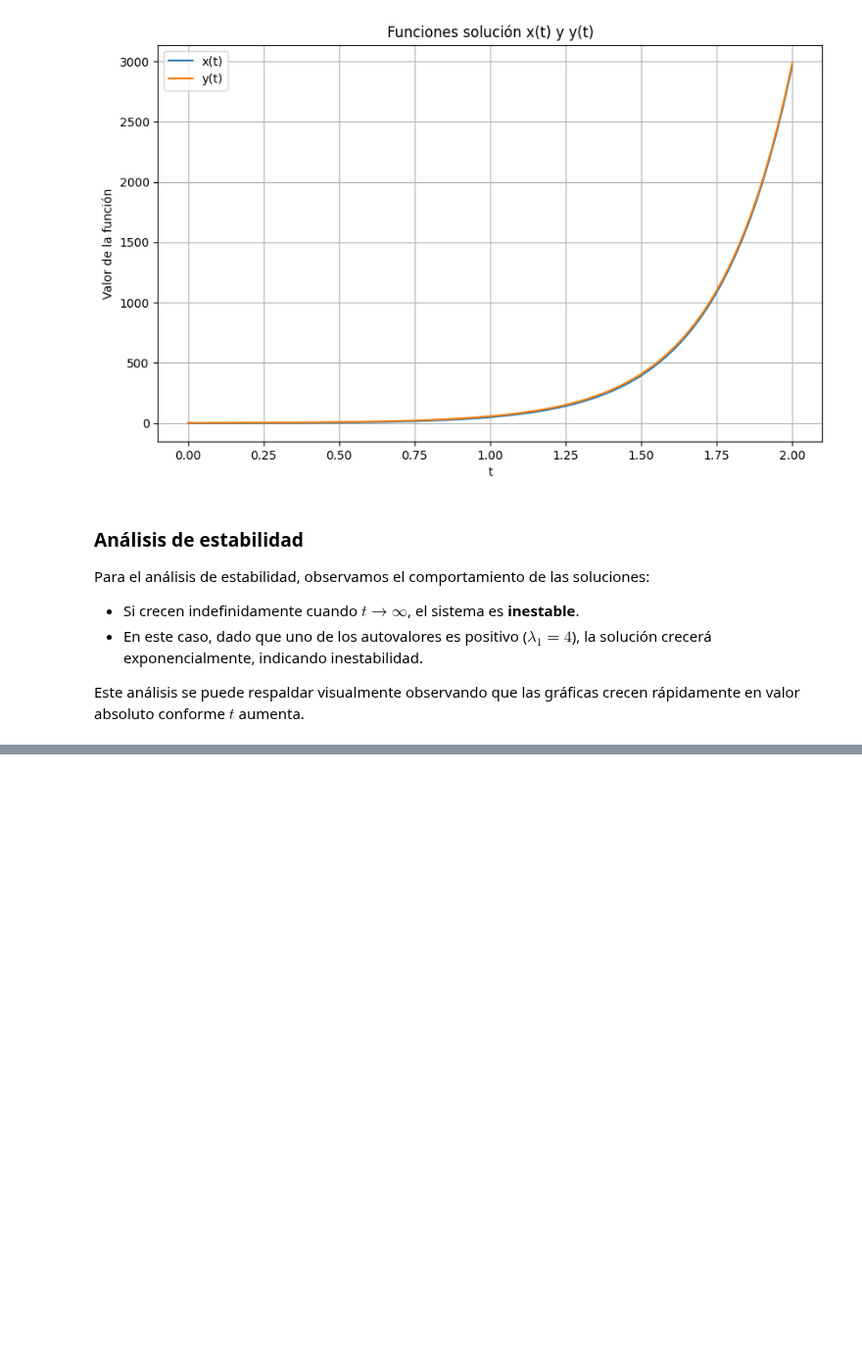
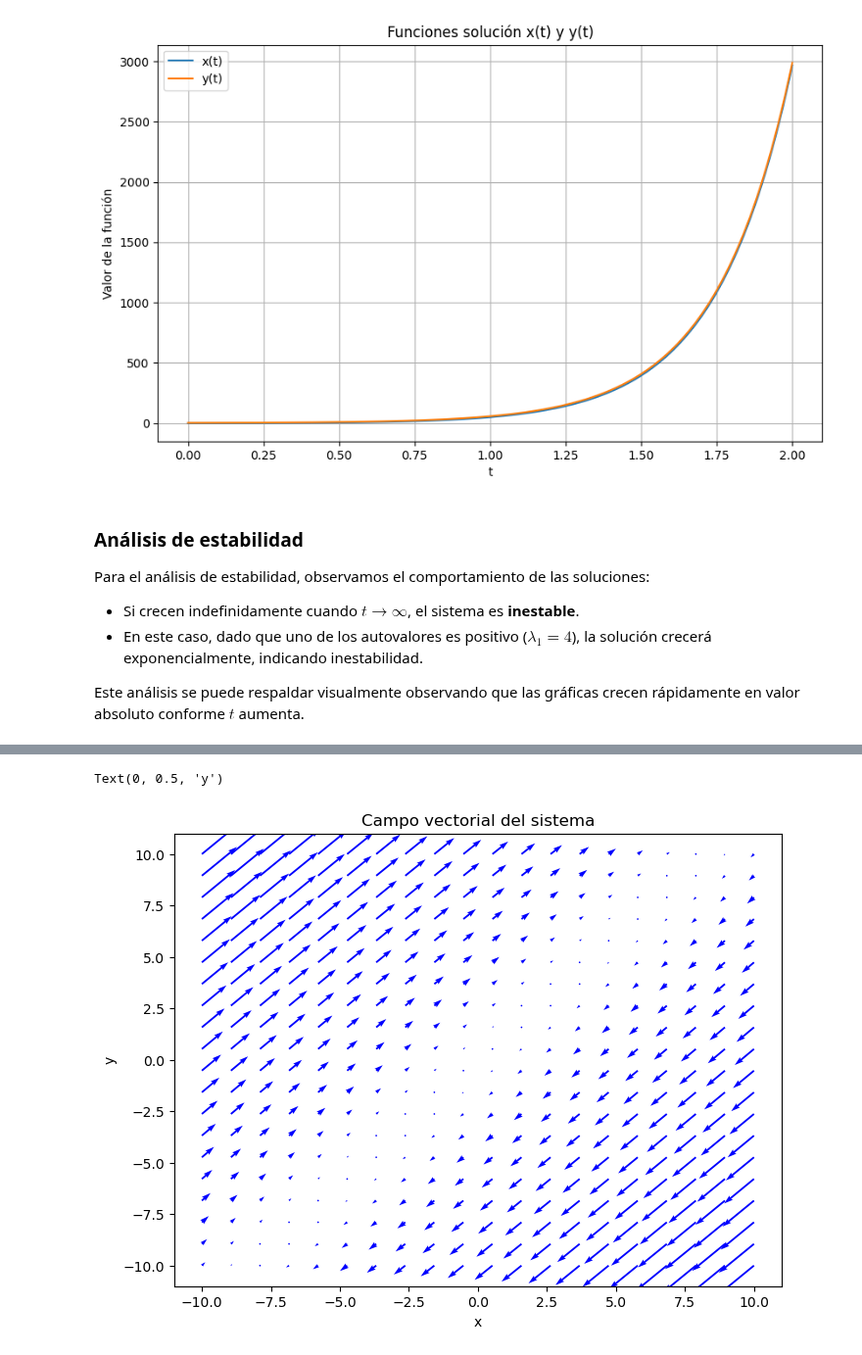
Before and after one commit to FranDSchz/TPI-Analisis-numerico, a Jupyter notebook: notebooks/ActAplicacion.ipynb, the cells around one changed output, grey strips where cells are left out. Shown at 98% size. Cells and saved outputs as stored; diff of their text form; code cells hidden in the pictures; blank space fills up the shorter version.

Commit message:
Add punto 4f

```diff
--- a/notebooks/ActAplicacion.ipynb
+++ b/notebooks/ActAplicacion.ipynb
@@ -174,0 +187,24 @@ Este análisis se puede respaldar visualmente observando que las gráficas crece
+# %%
+import sympy as sp
+import numpy as np
+import matplotlib.pyplot as plt
+
+# Definimos las variables simbólicas
+t = sp.symbols('t')  # Variable de tiempo
+x, y = sp.symbols('x y')  # Variables dependientes
+X = sp.Matrix([x, y])  # Vector de variables
+A = sp.Matrix([[-6, 5], [-5, 4]])  # Matriz del sistema
+
+# ---
+# ### 1. Solución general del sistema
+# Para encontrar la solución general, calculamos los autovalores y autovectores de la matriz \( A \).
+# ---
+# Calculamos autovalores y autovectores
+eigenvalues = A.eigenvals()
+eigenvectors = A.eigenvects()
+
+# Mostramos los autovalores y autovectores
+print("Autovalores:", eigenvalues)
+print("Autovectores:")
+for val, mult, vects in eigenvectors:
+    print(f"Autovalor: {val}, multiplicidad: {mult}, autovector: {vects}")
@@ -174,0 +264,22 @@ Este análisis se puede respaldar visualmente observando que las gráficas crece
+# %%
+# Definimos el campo vectorial
+def campo_vectorial(X, Y):
+    U = -6 * X + 5 * Y
+    V = -5 * X + 4 * Y
+    return U, V
+
+# Creamos una malla de puntos
+x_vals = np.linspace(-10, 10, 20)
+y_vals = np.linspace(-10, 10, 20)
+X, Y = np.meshgrid(x_vals, y_vals)
+U, V = campo_vectorial(X, Y)
+
+# Graficamos el campo vectorial
+plt.figure(figsize=(8, 6))
+plt.quiver(X, Y, U, V, color="blue")
+plt.title("Campo vectorial del sistema")
+plt.xlabel("x")
+plt.ylabel("y")
+# %% [output]
+Text(0, 0.5, 'y')
+[figure, added]
```
Also changed, not shown: parts of 9 cells of this notebook.
